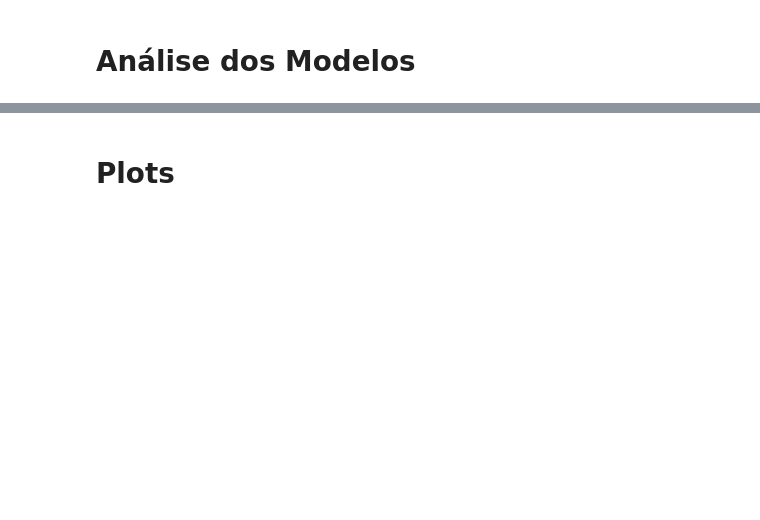
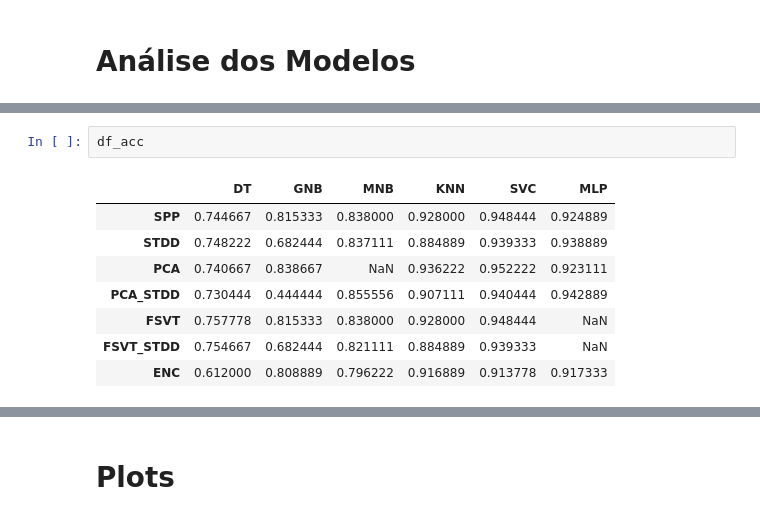
Before and after one commit to carlosgcarneiro/PESMnist, a Jupyter notebook: aed_mnist.ipynb, the cells around one changed output, grey strips where cells are left out. Saved outputs shown, nothing was run; the diff lists cells and outputs as text; blank space fills up the shorter version.

```diff
--- a/aed_mnist.ipynb
+++ b/aed_mnist.ipynb
@@ -129,0 +131,11 @@ fscore_df = pd.DataFrame(
+# %%
+df_acc
+# %% [output]
+|  | DT | GNB | MNB | KNN | SVC | MLP |
+| SPP | 0.744667 | 0.815333 | 0.838000 | 0.928000 | 0.948444 | 0.924889 |
+| STDD | 0.748222 | 0.682444 | 0.837111 | 0.884889 | 0.939333 | 0.938889 |
+| PCA | 0.740667 | 0.838667 | NaN | 0.936222 | 0.952222 | 0.923111 |
+| PCA_STDD | 0.730444 | 0.444444 | 0.855556 | 0.907111 | 0.940444 | 0.942889 |
+| FSVT | 0.757778 | 0.815333 | 0.838000 | 0.928000 | 0.948444 | NaN |
+| FSVT_STDD | 0.754667 | 0.682444 | 0.821111 | 0.884889 | 0.939333 | NaN |
+| ENC | 0.612000 | 0.808889 | 0.796222 | 0.916889 | 0.913778 | 0.917333 |
```
Also changed, not shown: parts of 33 cells of this notebook, 39 other files.
